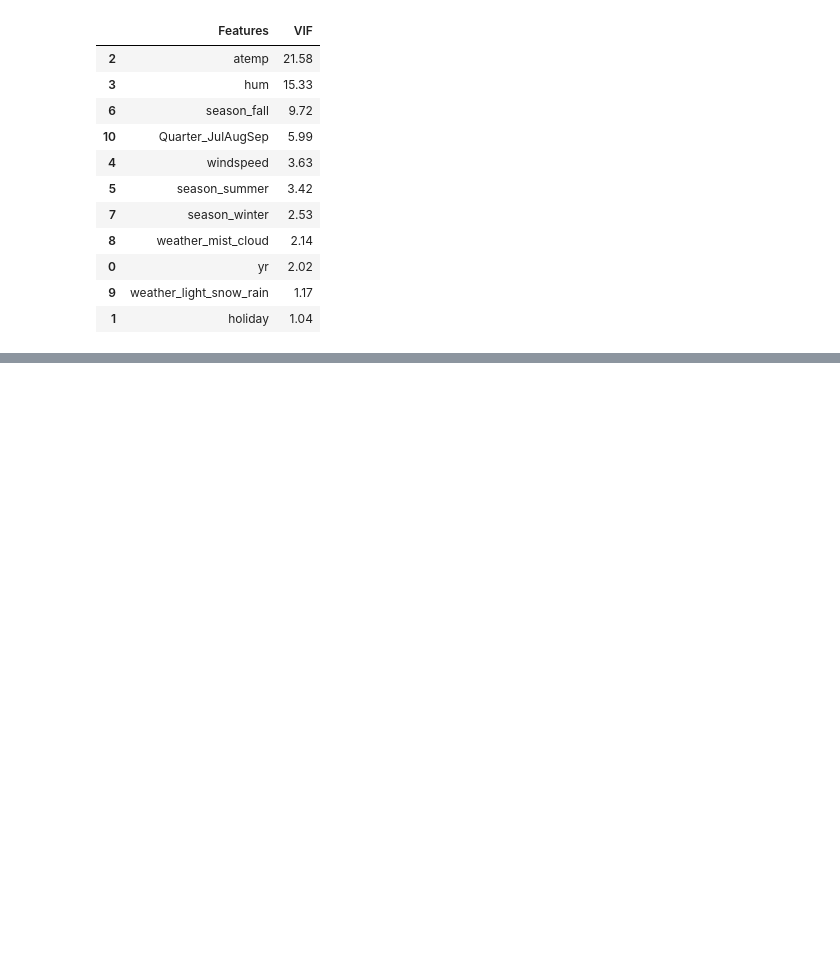
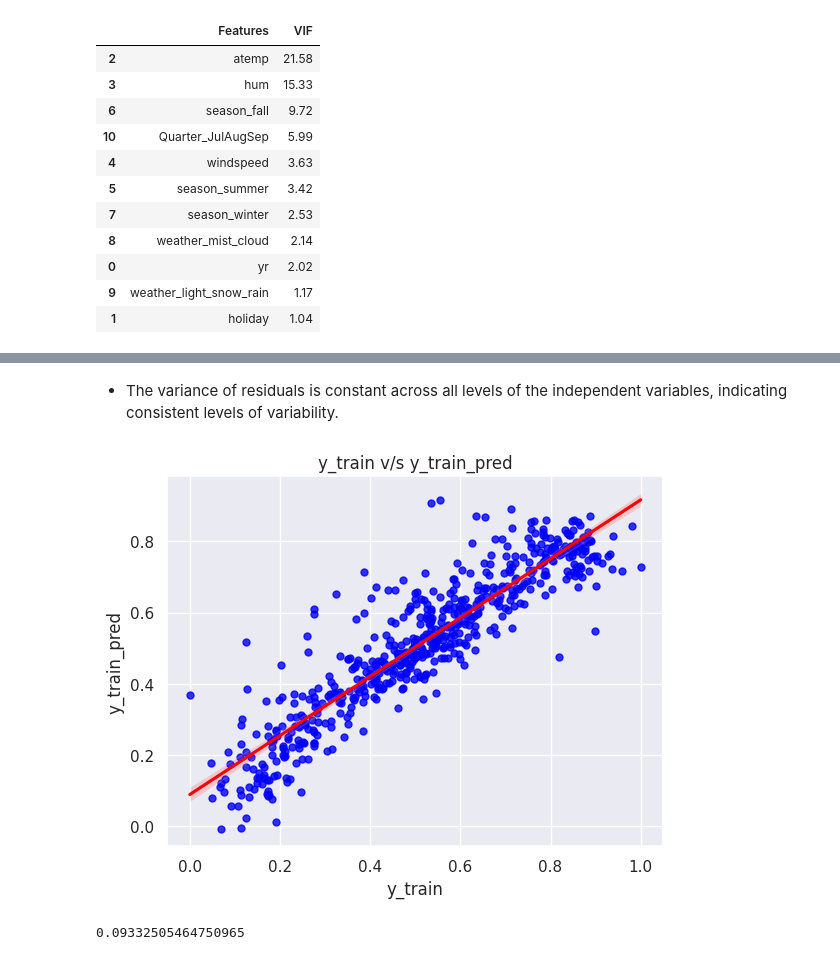
Before and after one commit to andysharma1997/bike_share_analysis_lr, a Jupyter notebook: shubham.ipynb, the cells around one changed output, grey strips where cells are left out. Drawn from its saved outputs; the diff is of its cells as text; code cells hidden in the pictures; blank space fills up the shorter version.

```diff
--- a/shubham.ipynb
+++ b/shubham.ipynb
@@ -568,0 +692,24 @@ calculate_VIF(X_train)
+# %% [markdown]
+* The variance of residuals is constant across all levels of the independent variables, indicating consistent levels of variability.
+# %%
+# Visualize the trained model using a scatter plot with a linear regression fit line
+sns.regplot(x = y_train, y = y_train_pred, line_kws = { 'color': 'red' }, scatter_kws = { 's' : 25, 'color': 'blue' })
+
+# Show the plot
+plt.title('y_train v/s y_train_pred')
+plt.xlabel('y_train')
+plt.ylabel('y_train_pred')
+plt.savefig(os.path.join(image_dir,"linarity_train.jpg"))
+plt.show()
+# %% [output]
+[figure, added]
+# %%
+# Calculate mean squared error of the training set
+mse_train = mean_squared_error(y_train, y_train_pred)
+
+# Calculate RMSE
+rmse_train = np.sqrt(mse_train)
+
+print(rmse_train)
+# %% [output]
+0.09332505464750965
```
Also changed, not shown: parts of 32 cells of this notebook, 5 other files.
